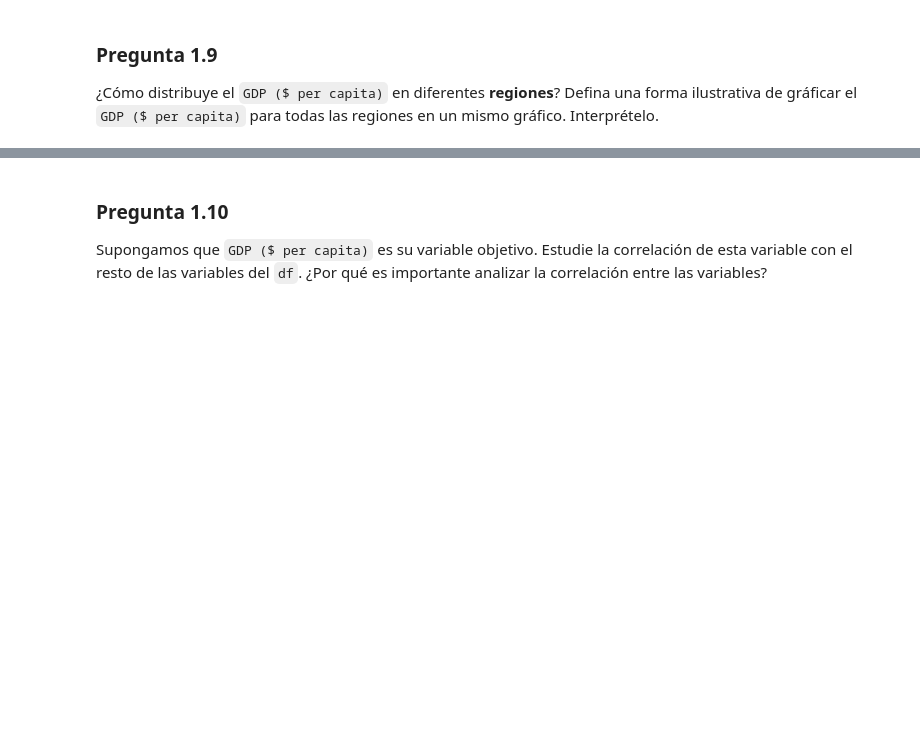
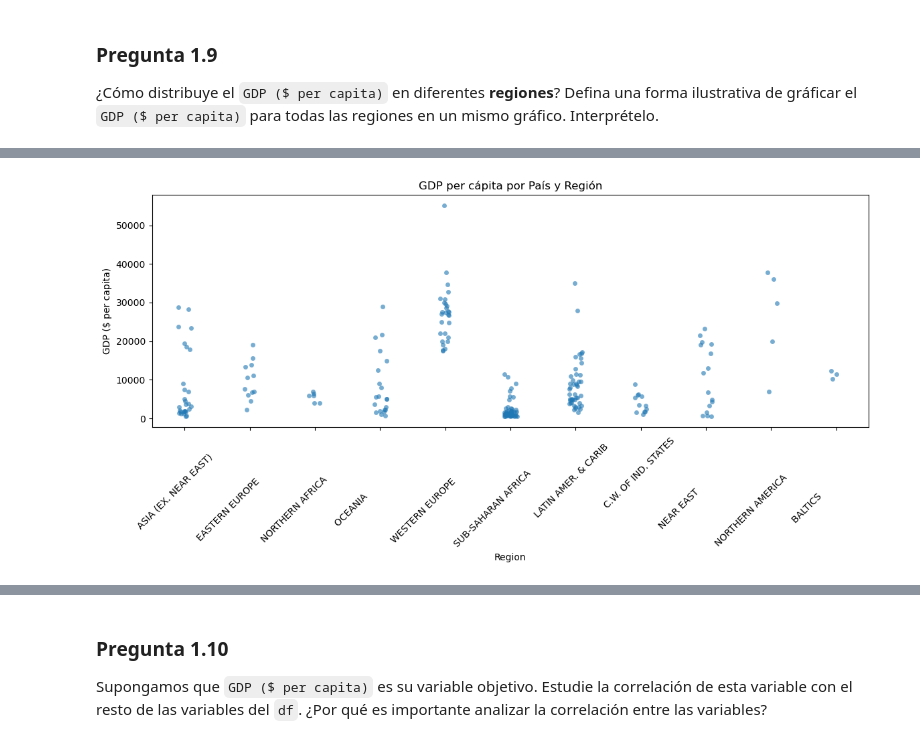
Before and after one commit to GabOqueli-16062022/Aplicaciones_Machine_Learning_economia, a Jupyter notebook: Tarea I/Tarea_1.ipynb, the cells around one changed output, grey strips where cells are left out. Drawn from its saved outputs; the diff is of its cells as text; code cells hidden in the pictures; blank space fills up the shorter version.

```diff
--- a/Tarea I/Tarea_1.ipynb
+++ b/Tarea I/Tarea_1.ipynb
@@ -479,0 +482,10 @@ Se identificó la presencia de valores nulos en algunas variables; sin embargo,
+# %%
+# Creamos el grafico
+plt.figure(figsize=(12, 6))
+sns.stripplot(data=df, x='Region', y='GDP ($ per capita)', jitter=True, alpha=0.6)# Con jitter ayuda a mejor dispersion de los puntos para su analisis y alpha=0.6 para hacer los puntos un poco transparentes
+plt.xticks(rotation=45)
+plt.title('GDP per cápita por País y Región')
+plt.tight_layout()
+plt.show()
+# %% [output]
+[figure, added]
```
Also changed, not shown: parts of 40 cells of this notebook.
